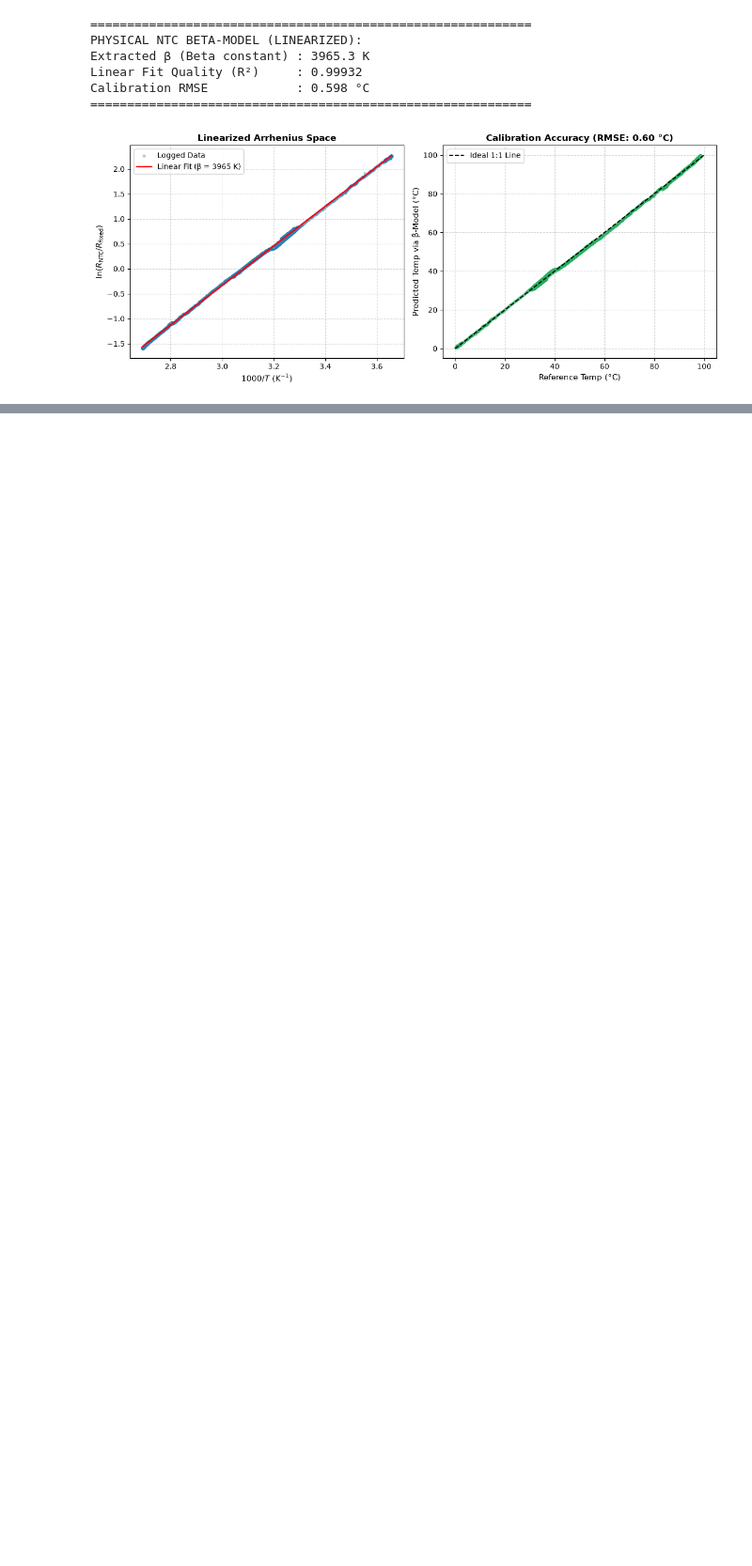
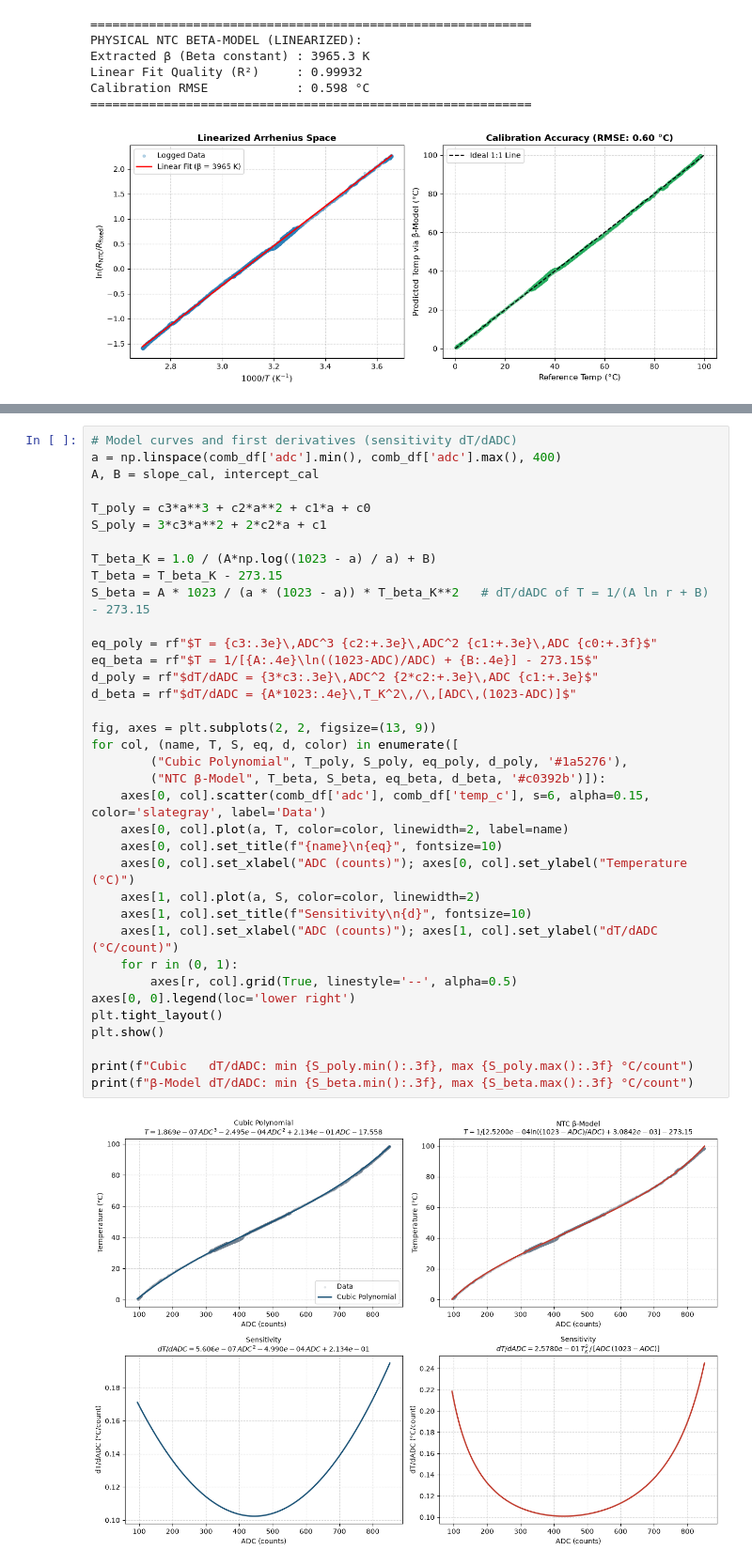
Before and after one commit to Kenura-R-Gunarathna/ph3039-lab-1, a Jupyter notebook: report/analysis.ipynb, the cells around one changed output, grey strips where cells are left out. Shown at 94% size. Drawn from its saved outputs; the diff is of its cells as text; blank space fills up the shorter version.

```diff
--- a/report/analysis.ipynb
+++ b/report/analysis.ipynb
@@ -691,0 +692,38 @@ Both models calibrate the thermistor to within the $\pm 1\,^\circ\text{C}$ uncer
+# %%
+# Model curves and first derivatives (sensitivity dT/dADC)
+a = np.linspace(comb_df['adc'].min(), comb_df['adc'].max(), 400)
+A, B = slope_cal, intercept_cal
+
+T_poly = c3*a**3 + c2*a**2 + c1*a + c0
+S_poly = 3*c3*a**2 + 2*c2*a + c1
+
+T_beta_K = 1.0 / (A*np.log((1023 - a) / a) + B)
+T_beta = T_beta_K - 273.15
+S_beta = A * 1023 / (a * (1023 - a)) * T_beta_K**2   # dT/dADC of T = 1/(A ln r + B) - 273.15
+
+eq_poly = rf"$T = {c3:.3e}\,ADC^3 {c2:+.3e}\,ADC^2 {c1:+.3e}\,ADC {c0:+.3f}$"
+eq_beta = rf"$T = 1/[{A:.4e}\ln((1023-ADC)/ADC) + {B:.4e}] - 273.15$"
+d_poly = rf"$dT/dADC = {3*c3:.3e}\,ADC^2 {2*c2:+.3e}\,ADC {c1:+.3e}$"
+d_beta = rf"$dT/dADC = {A*1023:.4e}\,T_K^2\,/\,[ADC\,(1023-ADC)]$"
+
+fig, axes = plt.subplots(2, 2, figsize=(13, 9))
+for col, (name, T, S, eq, d, color) in enumerate([
+        ("Cubic Polynomial", T_poly, S_poly, eq_poly, d_poly, '#1a5276'),
+        ("NTC β-Model", T_beta, S_beta, eq_beta, d_beta, '#c0392b')]):
+    axes[0, col].scatter(comb_df['adc'], comb_df['temp_c'], s=6, alpha=0.15, color='slategray', label='Data')
+    axes[0, col].plot(a, T, color=color, linewidth=2, label=name)
+    axes[0, col].set_title(f"{name}\n{eq}", fontsize=10)
+    axes[0, col].set_xlabel("ADC (counts)"); axes[0, col].set_ylabel("Temperature (°C)")
+    axes[1, col].plot(a, S, color=color, linewidth=2)
+    axes[1, col].set_title(f"Sensitivity\n{d}", fontsize=10)
+    axes[1, col].set_xlabel("ADC (counts)"); axes[1, col].set_ylabel("dT/dADC (°C/count)")
+    for r in (0, 1):
+        axes[r, col].grid(True, linestyle='--', alpha=0.5)
+axes[0, 0].legend(loc='lower right')
+plt.tight_layout()
+plt.show()
+
+print(f"Cubic   dT/dADC: min {S_poly.min():.3f}, max {S_poly.max():.3f} °C/count")
+print(f"β-Model dT/dADC: min {S_beta.min():.3f}, max {S_beta.max():.3f} °C/count")
+# %% [output]
+[figure, added]
```
Also changed, not shown: parts of 4 cells of this notebook, 7 other files.
